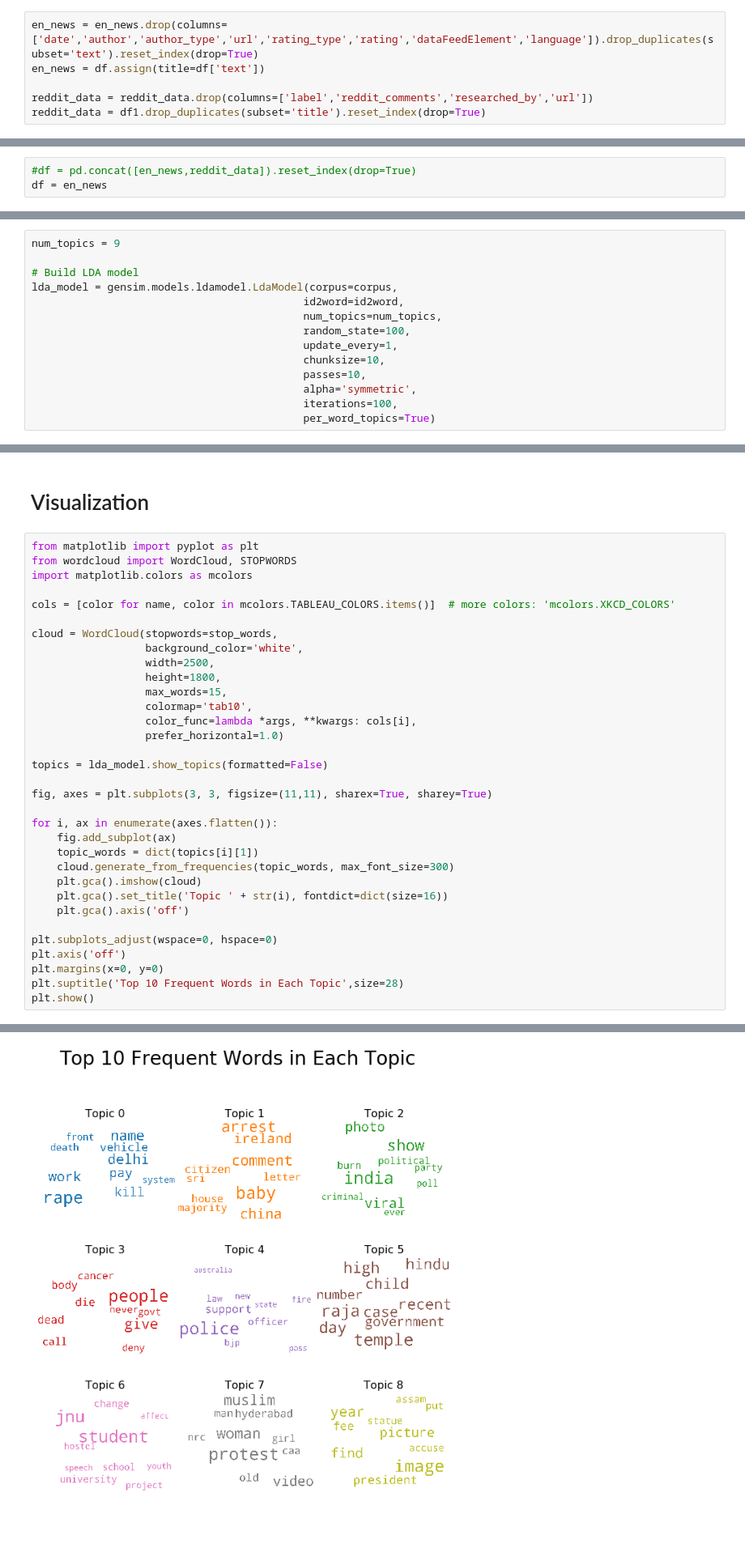
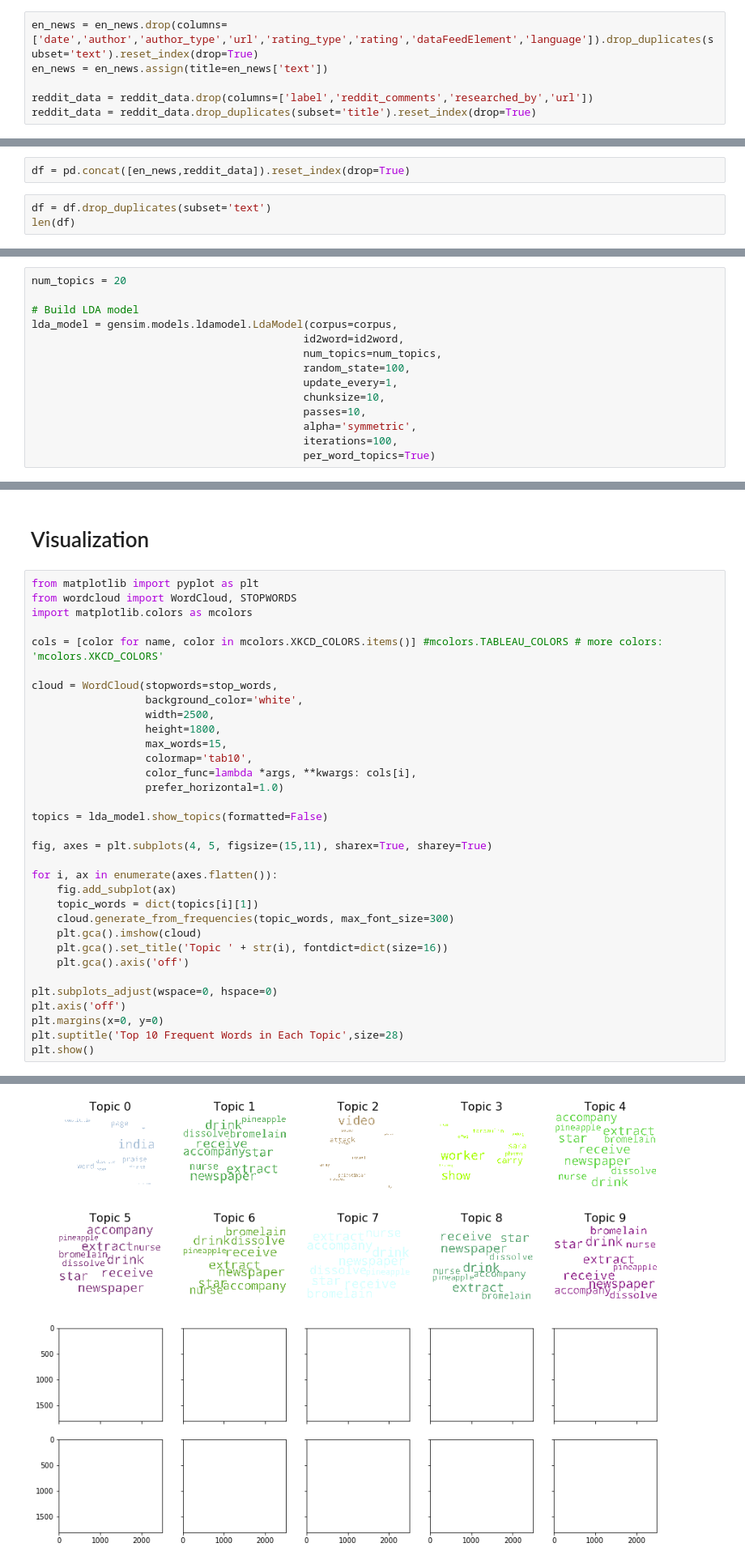
Before and after one commit to DavidKai1999/Stats-170-project, a Jupyter notebook: dataset_preprocessing/Topic Modeling.ipynb, the cells around one changed output, grey strips where cells are left out. Shown at 81% size. Saved outputs shown, nothing was run; the diff lists cells and outputs as text; blank space fills up the shorter version.

Commit message:
Update Topic Modeling.ipynb
Combine texts from two datasets to do topic modeling at once

```diff
--- a/dataset_preprocessing/Topic Modeling.ipynb
+++ b/dataset_preprocessing/Topic Modeling.ipynb
@@ -24,10 +24,10 @@ en_news = fakenews[fakenews['language']=='en'].reset_index(drop=True)
 reddit_data = pd.read_json(redditcomment_path)
 # %%
 en_news = en_news.drop(columns=['date','author','author_type','url','rating_type','rating','dataFeedElement','language']).drop_duplicates(subset='text').reset_index(drop=True)
-en_news = df.assign(title=df['text'])
+en_news = en_news.assign(title=en_news['text'])
 
 reddit_data = reddit_data.drop(columns=['label','reddit_comments','researched_by','url'])
-reddit_data = df1.drop_duplicates(subset='title').reset_index(drop=True)
+reddit_data = reddit_data.drop_duplicates(subset='title').reset_index(drop=True)
 # %%
 en_news.head()
 # %% [output]
@@ -47,5 +47,7 @@ reddit_data.head()
 | 3 | urban outfitters sunk new low vin... | urban outfitters sorry selling ke... |
 | 4 | santa goes many names santa claus... | story santa claus |
 # %%
-#df = pd.concat([en_news,reddit_data]).reset_index(drop=True)
-df = en_news
+df = pd.concat([en_news,reddit_data]).reset_index(drop=True)
+# %%
+df = df.drop_duplicates(subset='text')
+len(df)
@@ -125,7 +125,7 @@ id2word = corpora.Dictionary(data_ready)
 # Term Document Frequency
 corpus = [id2word.doc2bow(text) for text in data_ready]
 # %%
-num_topics = 9
+num_topics = 20
 
 # Build LDA model
 lda_model = gensim.models.ldamodel.LdaModel(corpus=corpus,
@@ -166,7 +165,7 @@ from matplotlib import pyplot as plt
 from wordcloud import WordCloud, STOPWORDS
 import matplotlib.colors as mcolors
 
-cols = [color for name, color in mcolors.TABLEAU_COLORS.items()]  # more colors: 'mcolors.XKCD_COLORS'
+cols = [color for name, color in mcolors.XKCD_COLORS.items()] #mcolors.TABLEAU_COLORS # more colors: 'mcolors.XKCD_COLORS'
 
 cloud = WordCloud(stopwords=stop_words,
                   background_color='white',
@@ -179,7 +178,7 @@ cloud = WordCloud(stopwords=stop_words,
 
 topics = lda_model.show_topics(formatted=False)
 
-fig, axes = plt.subplots(3, 3, figsize=(11,11), sharex=True, sharey=True)
+fig, axes = plt.subplots(4, 5, figsize=(15,11), sharex=True, sharey=True)
 
 for i, ax in enumerate(axes.flatten()):
     fig.add_subplot(ax)
@@ -198,4 +198,4 @@ plt.show()
-[figure, old version]
+[figure, new version]
 # %% [markdown]
 # Topic Assignment
 # %%
```
Also changed, not shown: parts of 7 cells of this notebook.
